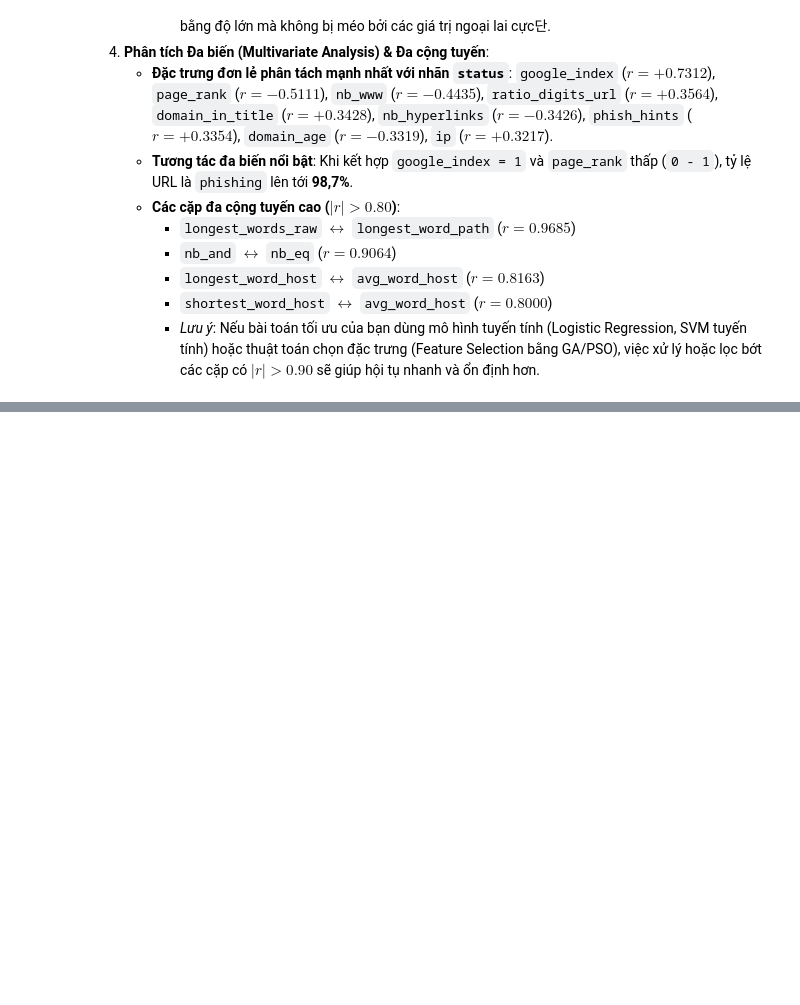
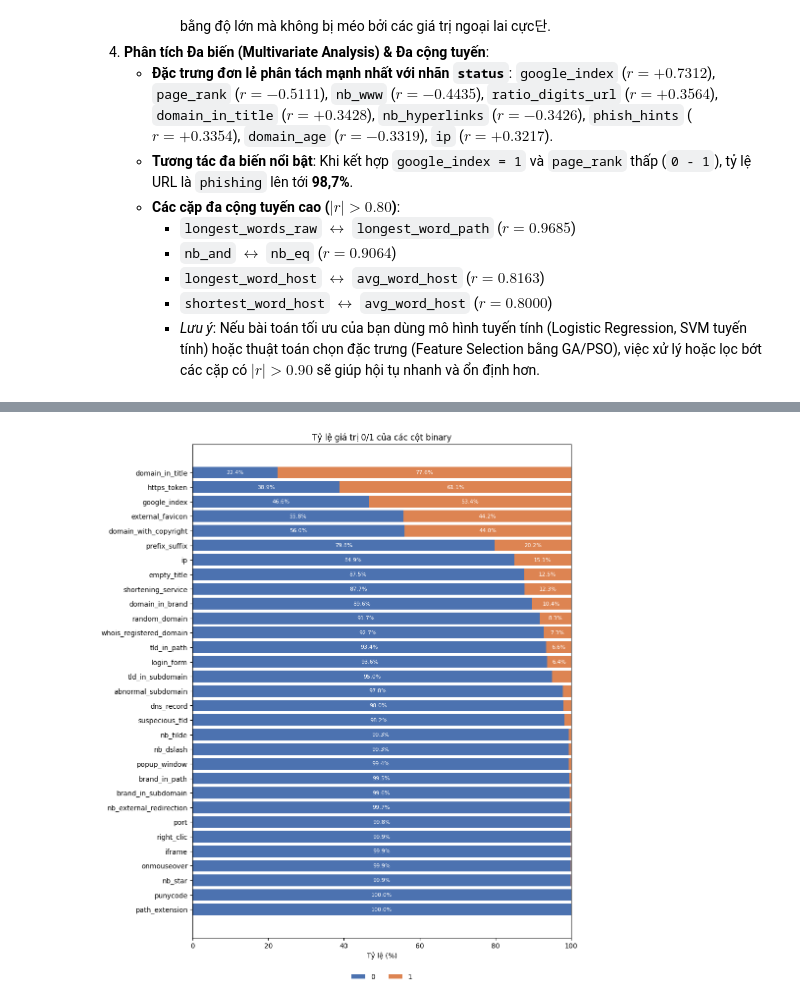
Before and after one commit to xuancuong1019/optimization_algorithm_phishing_detection, a Jupyter notebook: notebooks/01_exploratory_data_analysis.ipynb, the cells around one changed output, grey strips where cells are left out. Cells and saved outputs as stored; diff of their text form; code cells hidden in the pictures; blank space fills up the shorter version.

```diff
--- a/notebooks/01_exploratory_data_analysis.ipynb
+++ b/notebooks/01_exploratory_data_analysis.ipynb
@@ -201,0 +152,16 @@ plt.show()
+# %%
+# ===== CELL 1: Xác định cột binary & kiểm tra tính thống nhất giá trị =====
+import numpy as np, pandas as pd, matplotlib.pyplot as plt, seaborn as sns
+
+num = df.select_dtypes("number")
+bin_cols = num.columns[num.nunique() == 2].tolist()
+print(f"Số cột binary: {len(bin_cols)}")
+
+val_sets = {c: tuple(sorted(df[c].unique().tolist())) for c in bin_cols}
+check = pd.DataFrame({"dtype": df[bin_cols].dtypes.astype(str),
+                      "values": pd.Series(val_sets)}).astype({"values": str})
+print(check.groupby(["dtype", "values"]).size().rename("n_cols"))
+
+bad = [c for c, v in val_sets.items() if set(v) != {0, 1}]
+print("\nCột có giá trị KHÔNG phải {0,1}:", bad if bad else "Không có -> thống nhất")
+print("Cột có NaN:", [c for c in bin_cols if df[c].isna().any()] or "Không có")
@@ -201,0 +176,17 @@ plt.show()
+# %%
+# ===== CELL 2: Horizontal stacked bar - tỷ lệ 0/1 =====
+pct = (df[bin_cols].apply(lambda s: s.value_counts(normalize=True))
+       .T.reindex(columns=[0, 1]).fillna(0) * 100)
+pct = pct.sort_values(1)                          # sắp theo % của giá trị 1
+
+fig, ax = plt.subplots(figsize=(10, 0.32 * len(pct) + 1.5))
+ax.barh(pct.index, pct[0], color="#4C72B0", label="0")
+ax.barh(pct.index, pct[1], left=pct[0], color="#DD8452", label="1")
+for i, (p0, p1) in enumerate(zip(pct[0], pct[1])):
+    if p0 > 6: ax.text(p0 / 2, i, f"{p0:.1f}%", ha="center", va="center", color="white", fontsize=8)
+    if p1 > 6: ax.text(p0 + p1 / 2, i, f"{p1:.1f}%", ha="center", va="center", color="white", fontsize=8)
+ax.set(xlim=(0, 100), xlabel="Tỷ lệ (%)", title="Tỷ lệ giá trị 0/1 của các cột binary")
+ax.legend(ncol=2, loc="upper center", bbox_to_anchor=(0.5, -0.06), frameon=False)
+plt.tight_layout(); plt.show()
+# %% [output]
+[figure, added]
```
Also changed, not shown: parts of 10 cells of this notebook, 5 other files.
